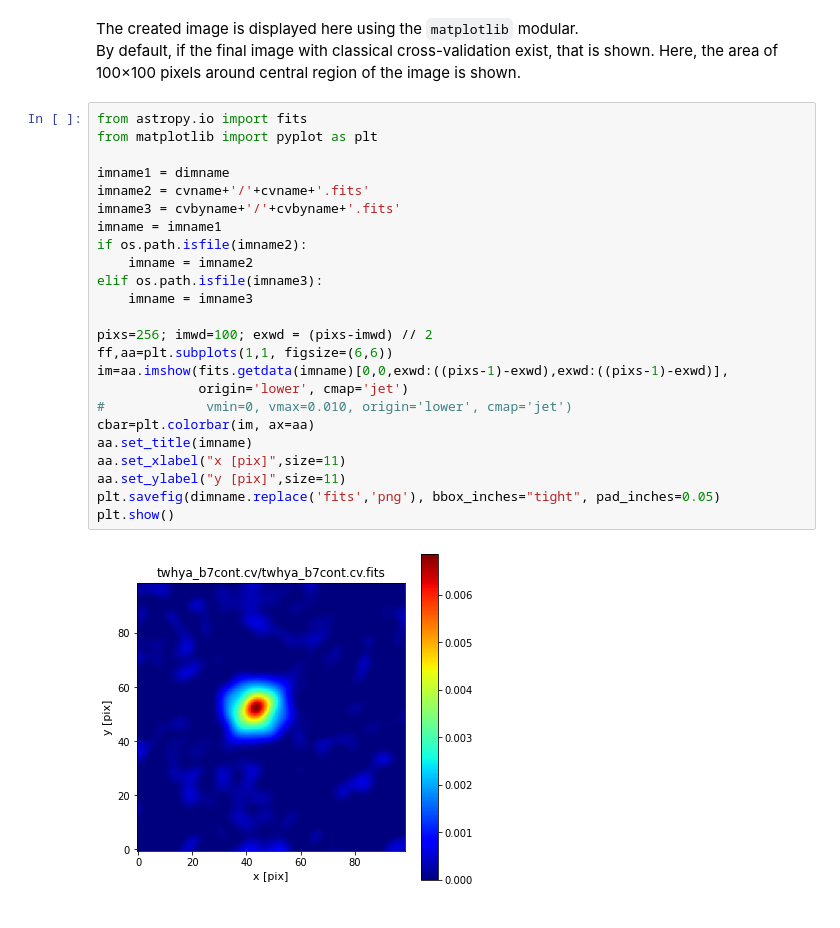
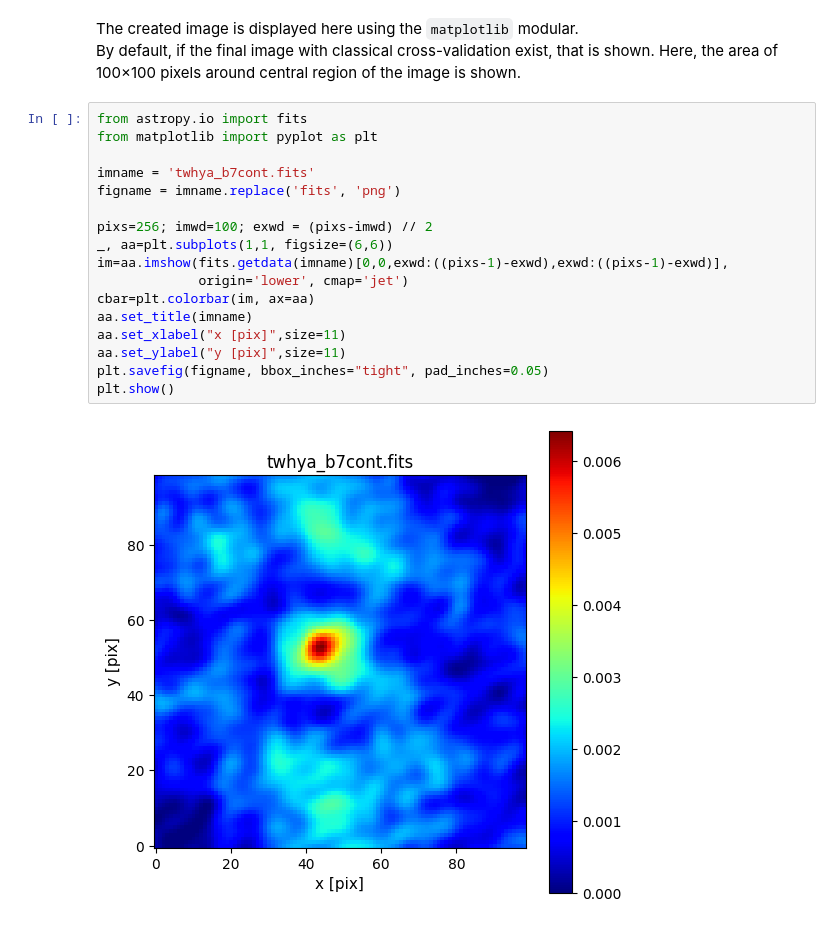
Before and after one commit to tnakazato/priism, a Jupyter notebook: tutorial_twhya.ipynb, the cells around one changed output. Saved outputs shown, nothing was run; the diff lists cells and outputs as text.

Commit message:
Merge cvrun.ipynb into tutorial_twhya.ipynb

```diff
--- a/tutorial_twhya.ipynb
+++ b/tutorial_twhya.ipynb
@@ -269,26 +261,19 @@ By default, if the final image with classical cross-validation exist, that is sh
 # %%
 from astropy.io import fits
 from matplotlib import pyplot as plt
 
-imname1 = dimname
-imname2 = cvname+'/'+cvname+'.fits'
-imname3 = cvbyname+'/'+cvbyname+'.fits'
-imname = imname1
-if os.path.isfile(imname2):
-    imname = imname2
-elif os.path.isfile(imname3):
-    imname = imname3
+imname = 'twhya_b7cont.fits'
+figname = imname.replace('fits', 'png')
 
 pixs=256; imwd=100; exwd = (pixs-imwd) // 2
-ff,aa=plt.subplots(1,1, figsize=(6,6))
+_, aa=plt.subplots(1,1, figsize=(6,6))
 im=aa.imshow(fits.getdata(imname)[0,0,exwd:((pixs-1)-exwd),exwd:((pixs-1)-exwd)],
              origin='lower', cmap='jet')
-#             vmin=0, vmax=0.010, origin='lower', cmap='jet')
 cbar=plt.colorbar(im, ax=aa)
 aa.set_title(imname)
 aa.set_xlabel("x [pix]",size=11)
 aa.set_ylabel("y [pix]",size=11)
-plt.savefig(dimname.replace('fits','png'), bbox_inches="tight", pad_inches=0.05)
+plt.savefig(figname, bbox_inches="tight", pad_inches=0.05)
 plt.show()
 # %% [output]
-[figure, old version]
+[figure, new version]
```
Also changed, not shown: parts of 43 cells of this notebook, 1 other file.
